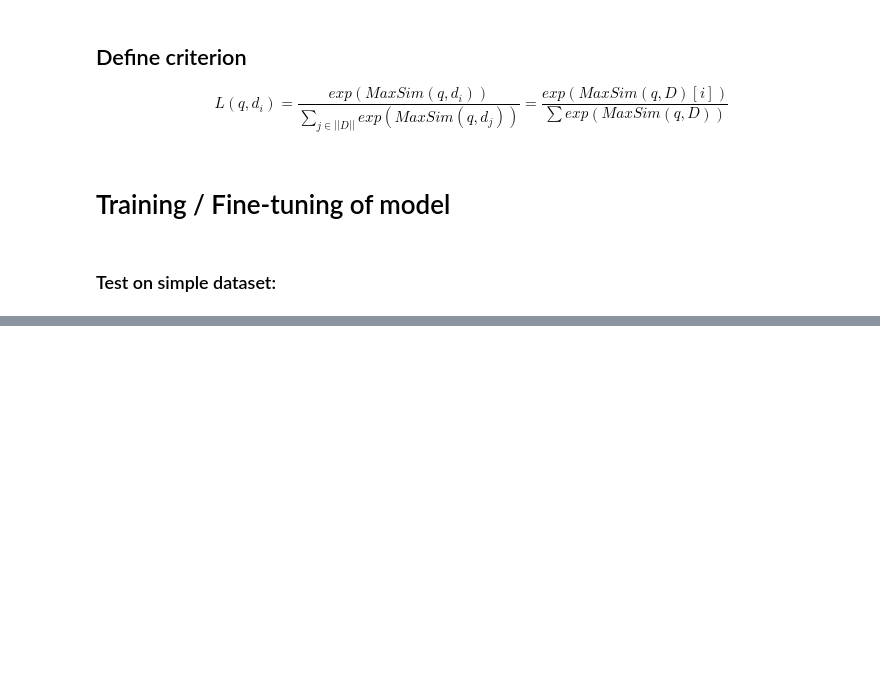
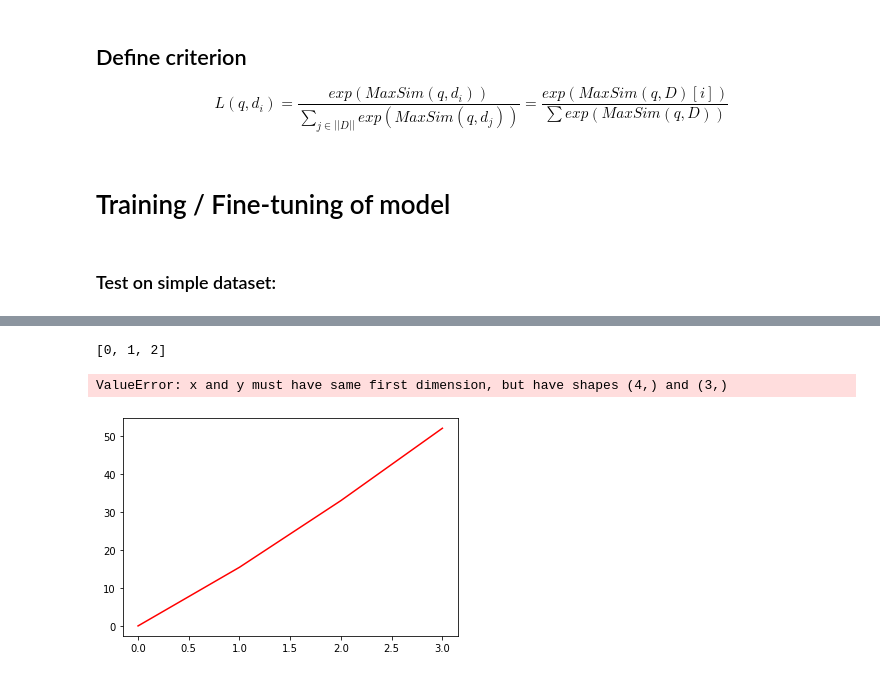
Before and after one commit to MartinBA741/SkillsColBERT, a Jupyter notebook: train_colbert.ipynb, the cells around one changed output, grey strips where cells are left out. Cells and saved outputs as stored; diff of their text form; code cells hidden in the pictures; blank space fills up the shorter version.

```diff
--- a/train_colbert.ipynb
+++ b/train_colbert.ipynb
@@ -212,7 +218,7 @@ class MyColBERT(nn.Module):
             super(MyColBERT, self).__init__()
             self.bert = bert_base
             ### New layers:
-            self.linear1 = nn.Linear(768, 132)
+            self.linear1 = nn.Linear(768, 32)
 
             # Freeze parameters of BERT Base as I only will train last layer
             for param in self.bert.parameters():
@@ -220,17 +226,19 @@ class MyColBERT(nn.Module):
 
 
       def forward(self, q_ids, q_mask, d_ids, d_mask, q_index):
-            query_embeddings, pooled_output = self.bert(q_ids[q_index:q_index+1], attention_mask=q_mask[q_index:q_index+1])
+            query_embeddings= self.bert(q_ids[q_index:q_index+1], attention_mask=q_mask[q_index:q_index+1])[0]
             query_embeddings = self.linear1(query_embeddings)
-            query_embeddings = F.softmax(query_embeddings, dim=1)
+            query_embeddings = F.normalize(query_embeddings, p=2.0, dim=1, eps=1e-12, out=None)
+            #query_embeddings = F.softmax(query_embeddings, dim=1)
 
-
-            doc_embeddings, pooled_output = self.bert(d_ids, attention_mask=d_mask)
+            doc_embeddings = self.bert(d_ids, attention_mask=d_mask)[0]
             doc_embeddings = self.linear1(doc_embeddings)
-            doc_embeddings = F.softmax(doc_embeddings, dim=1)
+            doc_embeddings = F.normalize(doc_embeddings, p=2.0, dim=1, eps=1e-12, out=None)
+            #doc_embeddings = F.softmax(doc_embeddings, dim=1)
 
             # Compute score for a query against all documents (in batch)
-            score = F.softmax(self.MaxSim(query_embeddings[q_index], doc_embeddings), dim=0)
+#            score = F.softmax(self.MaxSim(query_embeddings[q_index], doc_embeddings), dim=0)
+            score = self.MaxSim(query_embeddings[q_index], doc_embeddings)
 
             return score
 
@@ -286,8 +290,10 @@ def my_softmax(similarity_scores):
 ## Define model, loss function (criterion) and optimizer
 model = MyColBERT()
 model.to(torch.device(device))
-criterion = my_softmax
+#criterion = my_softmax
 #criterion = nn.CrossEntropyLoss() ## If required define your own criterion #TODO:
+criterion = nn.MSELoss() ## If required define your own criterion #TODO:
+
 
 optimizer = torch.optim.Adam(filter(lambda p: p.requires_grad, model.parameters()))  # alternative: optim.SGD(model.parameters(), lr=0.01, momentum = 0.9)
 
@@ -296,9 +302,9 @@ optimizer = torch.optim.Adam(filter(lambda p: p.requires_grad, model.parameters(
 ### Test on simple dataset:
 # %%
 step = 0
-stide_len = 15 #batch_size # 100 or 10 for debugging
+stide_len = 10 #batch_size # 100 or 10 for debugging
 
-q_index = 0
+q_index = 1
 
 
 q_id    = torch.tensor(q_input_ids[step:step+stide_len]).to(torch.device(device)).to(torch.int64)
@@ -322,3 +328,8 @@ tensor([-0.0044, -0.0044, -0.0044, -0.0045, -0.0044, -0.0044, -0.0045, -0.0045,
+# %%
+ for i, data in enumerate(train_dataloader, 0):
+
+        # get the inputs
+        q_ids, d_ids, q_masks, d_masks, labels = data
 # %%
 from torch.autograd import Variable
 
@@ -440,3 +442,20 @@ Finished Training
+# %%
+train_loss
+#valid_loss
+valid_iter
+# %% [output]
+[0, 1, 2]
+# %%
+epoch = np.arange(len(train_iter))
+plt.figure()
+plt.plot(epoch, train_loss, 'r', label='Training loss',)
+plt.plot(epoch, valid_loss, 'b', label='Validation loss')
+plt.legend()
+plt.xlabel('Epoch'), plt.ylabel('NLL')
+plt.show()
+# %% [output]
+ValueError: x and y must have same first dimension, but have shapes (4,) and (3,)
+[figure, added]
 # %%
 #for batch in train_dataloader:
 #    print(batch.item())
```
Also changed, not shown: parts of 8 cells of this notebook, 2 other files.
